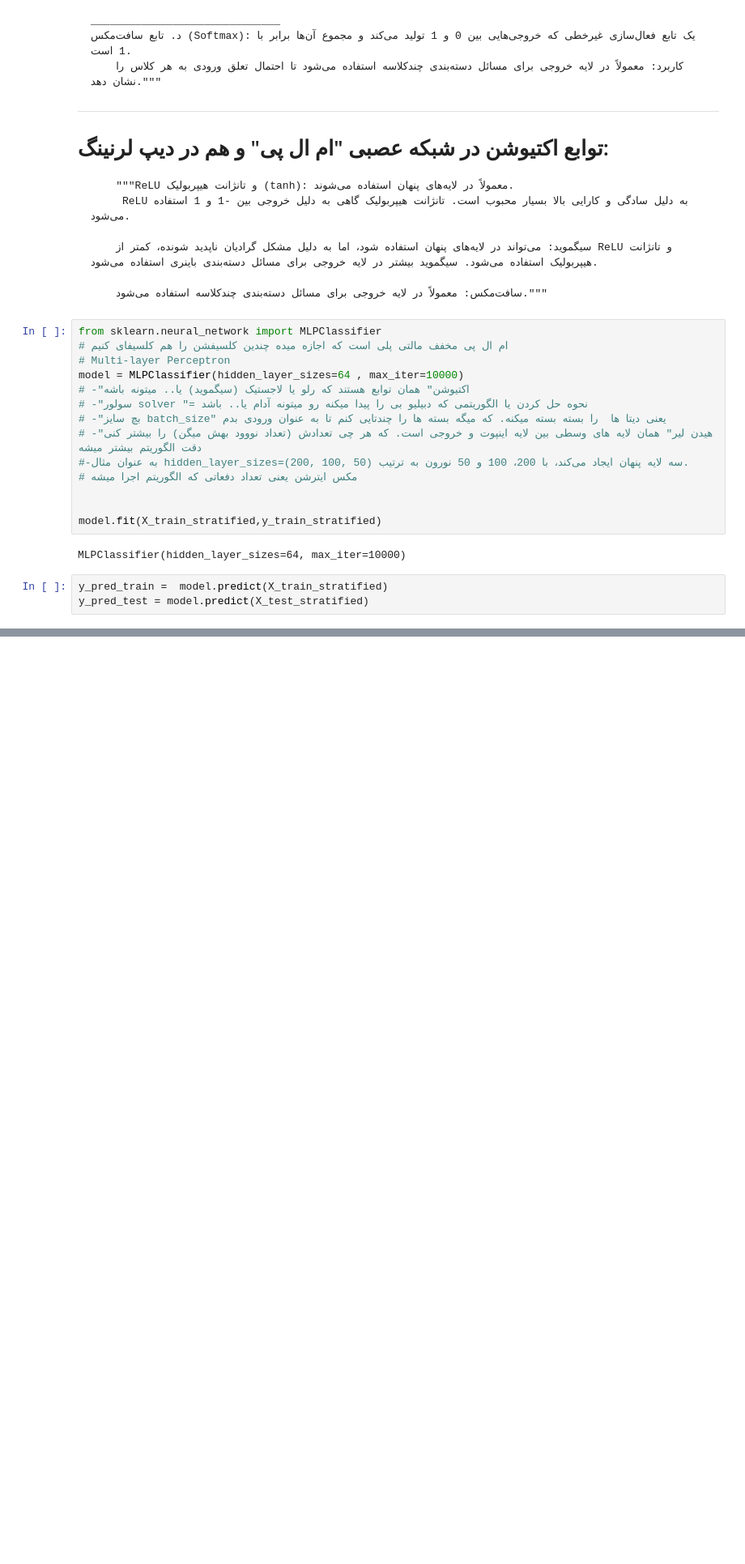
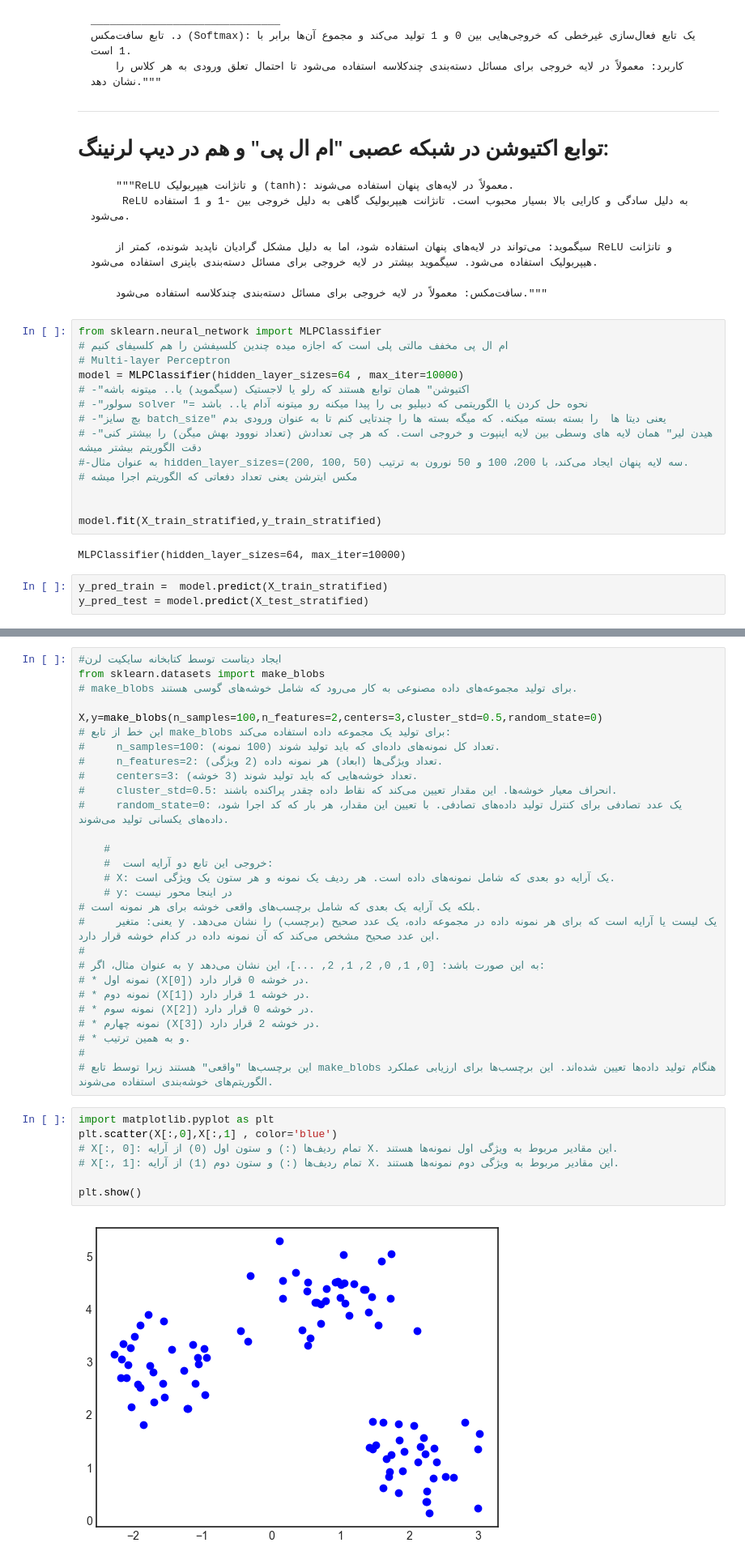
Before and after one commit to mahdianfe/Booklets_MachineLearning, a Jupyter notebook: Learn_machine1.ipynb, the cells around one changed output, grey strips where cells are left out. Shown at 81% size. Drawn from its saved outputs; the diff is of its cells as text; blank space fills up the shorter version.

```diff
--- a/Learn_machine1.ipynb
+++ b/Learn_machine1.ipynb
@@ -1309,0 +1353,37 @@ r = recall_score(y_train_stratified,y_pred_train)
+# %%
+#ایجاد دیتاست توسط کتابخانه سایکیت لرن
+from sklearn.datasets import make_blobs
+# make_blobs برای تولید مجموعه‌های داده مصنوعی به کار می‌رود که شامل خوشه‌های گوسی هستند.
+
+X,y=make_blobs(n_samples=100,n_features=2,centers=3,cluster_std=0.5,random_state=0)
+# این خط از تابع make_blobs برای تولید یک مجموعه داده استفاده می‌کند:
+#     n_samples=100: تعداد کل نمونه‌های داده‌ای که باید تولید شوند (100 نمونه).
+#     n_features=2: تعداد ویژگی‌ها (ابعاد) هر نمونه داده (2 ویژگی).
+#     centers=3: تعداد خوشه‌هایی که باید تولید شوند (3 خوشه).
+#     cluster_std=0.5: انحراف معیار خوشه‌ها. این مقدار تعیین می‌کند که نقاط داده چقدر پراکنده باشند.
+#     random_state=0: یک عدد تصادفی برای کنترل تولید داده‌های تصادفی. با تعیین این مقدار، هر بار که کد اجرا شود، داده‌های یکسانی تولید می‌شوند.
+
+    #
+    #  خروجی این تابع دو آرایه است:
+    # X: یک آرایه دو بعدی که شامل نمونه‌های داده است. هر ردیف یک نمونه و هر ستون یک ویژگی است.
+    # y: در اینجا محور نیست
+# بلکه یک آرایه یک بعدی که شامل برچسب‌های واقعی خوشه برای هر نمونه است.
+#     یعنی: متغیر y یک لیست یا آرایه است که برای هر نمونه داده در مجموعه داده، یک عدد صحیح (برچسب) را نشان می‌دهد. این عدد صحیح مشخص می‌کند که آن نمونه داده در کدام خوشه قرار دارد.
+#
+# به عنوان مثال، اگر y به این صورت باشد: [0, 1, 0, 2, 1, 2, ...]، این نشان می‌دهد:
+# * نمونه اول (X[0]) در خوشه 0 قرار دارد.
+# * نمونه دوم (X[1]) در خوشه 1 قرار دارد.
+# * نمونه سوم (X[2]) در خوشه 0 قرار دارد.
+# * نمونه چهارم (X[3]) در خوشه 2 قرار دارد.
+# * و به همین ترتیب.
+#
+# این برچسب‌ها "واقعی" هستند زیرا توسط تابع make_blobs هنگام تولید داده‌ها تعیین شده‌اند. این برچسب‌ها برای ارزیابی عملکرد الگوریتم‌های خوشه‌بندی استفاده می‌شوند.
+# %%
+import matplotlib.pyplot as plt
+plt.scatter(X[:,0],X[:,1] , color='blue')
+# X[:, 0]: تمام ردیف‌ها (:) و ستون اول (0) از آرایه X. این مقادیر مربوط به ویژگی اول نمونه‌ها هستند.
+# X[:, 1]: تمام ردیف‌ها (:) و ستون دوم (1) از آرایه X. این مقادیر مربوط به ویژگی دوم نمونه‌ها هستند.
+
+plt.show()
+# %% [output]
+[figure, added]
```
Also changed, not shown: parts of 18 cells of this notebook, 1 other file.
